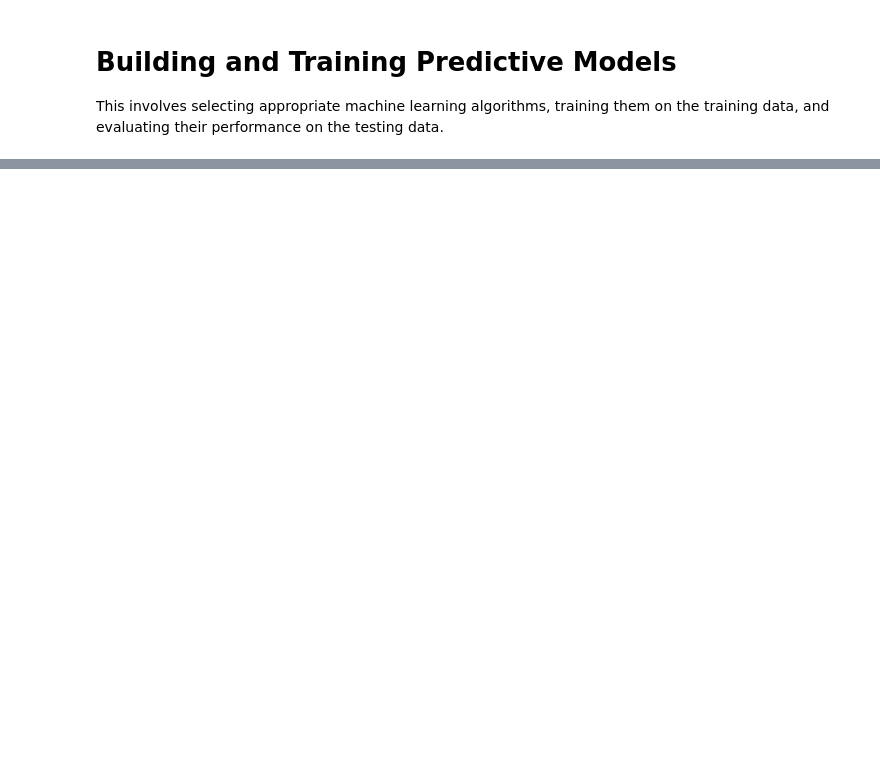
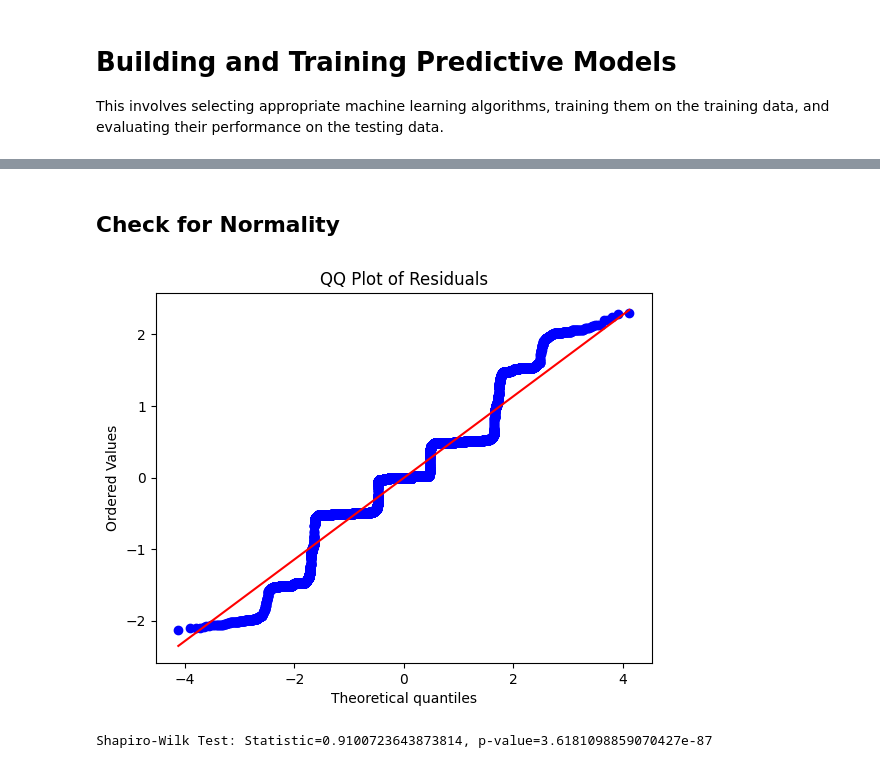
Before and after one commit to simplyEmmanuel/Covid-19-Analysis-2023, a Jupyter notebook: Supply_Chain_Disruption_Analysis.ipynb, the cells around one changed output, grey strips where cells are left out. Drawn from its saved outputs; the diff is of its cells as text; code cells hidden in the pictures; blank space fills up the shorter version.

```diff
--- a/Supply_Chain_Disruption_Analysis.ipynb
+++ b/Supply_Chain_Disruption_Analysis.ipynb
@@ -1153,0 +1288,13 @@ y_pred_downtime_lr = linear_regressor.predict(X_test_downtime)
+# %%
+# Replace y_test_downtime with the aligned version
+y_test_downtime = y_test_downtime_aligned
+
+print(f"\nUpdated number of samples in y_test_downtime: {y_test_downtime.shape[0]}")
+
+# Final check for alignment
+print(f"\nFinal number of samples in X_test_downtime: {X_test_downtime.shape[0]}")
+print(f"Final number of samples in y_test_downtime: {y_test_downtime.shape[0]}")
+
+# Check if indices are identical
+indices_identical = X_test_downtime.index.equals(y_test_downtime.index)
+print(f"Are indices identical? {indices_identical}")
@@ -1171,0 +1417,21 @@ ValueError: Found input variables with inconsistent numbers of samples: [36104,
+# %%
+import seaborn as sns
+
+# Calculate residuals
+residuals = y_test_downtime - y_pred_downtime_xgb
+
+# Plot residuals
+plt.figure(figsize=(10,6))
+sns.scatterplot(x=y_pred_downtime_xgb, y=residuals)
+plt.axhline(0, color='red', linestyle='--')
+plt.xlabel('Predicted Values')
+plt.ylabel('Residuals')
+plt.title('Residuals vs. Predicted Values')
+plt.show()
+
+# Distribution of residuals
+plt.figure(figsize=(10,6))
+sns.histplot(residuals, kde=True)
+plt.xlabel('Residuals')
+plt.title('Distribution of Residuals')
+plt.show()
@@ -1171,0 +1441,16 @@ ValueError: Found input variables with inconsistent numbers of samples: [36104,
+# %% [markdown]
+## Check for Normality
+# %%
+from scipy import stats
+
+# QQ plot
+stats.probplot(residuals, dist="norm", plot=plt)
+plt.title('QQ Plot of Residuals')
+plt.show()
+
+# Shapiro-Wilk test
+shapiro_test = stats.shapiro(residuals)
+print(f"Shapiro-Wilk Test: Statistic={shapiro_test.statistic}, p-value={shapiro_test.pvalue}")
+# %% [output]
+[figure, added]
+Shapiro-Wilk Test: Statistic=0.9100723643873814, p-value=3.6181098859070427e-87
```
Also changed, not shown: parts of 39 cells of this notebook.
